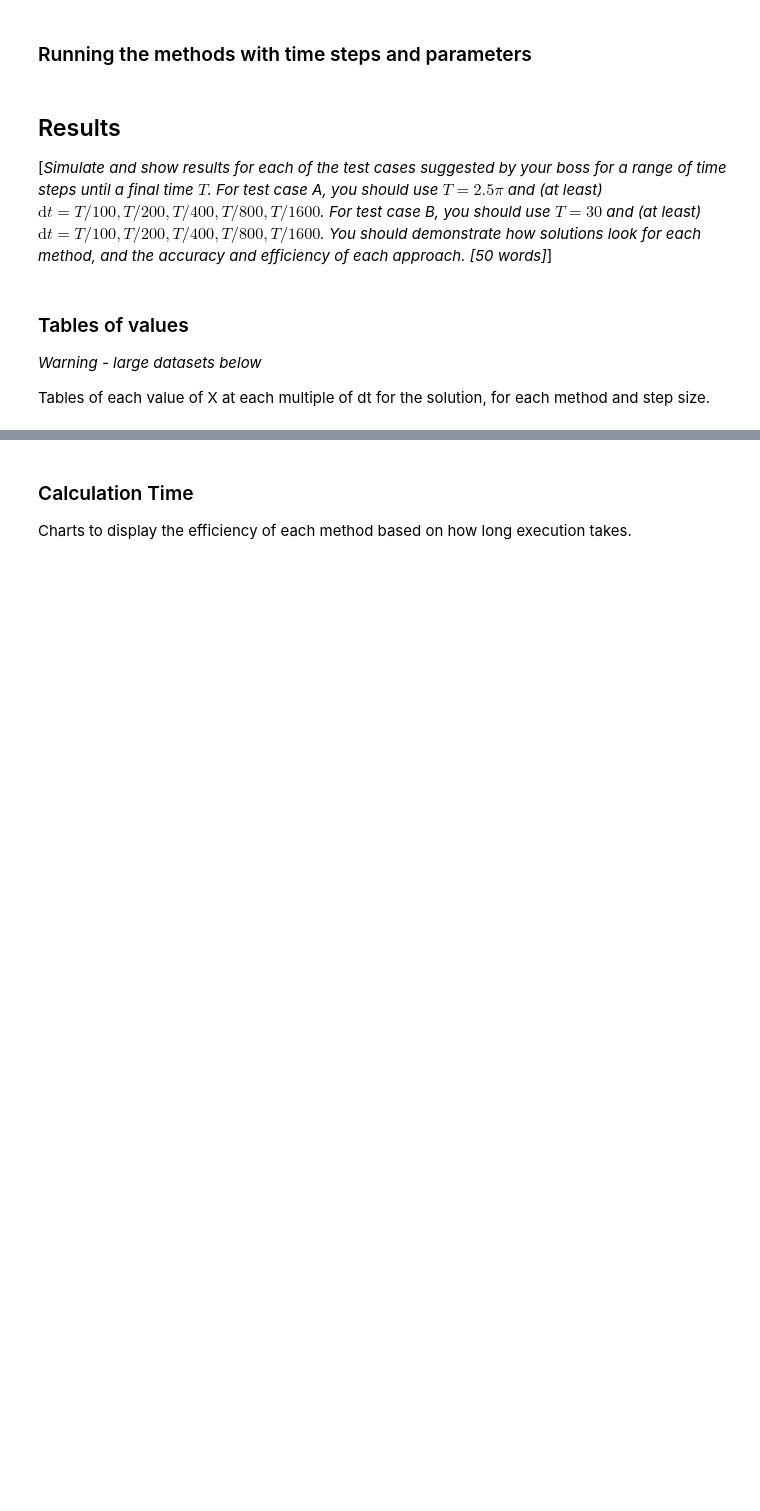
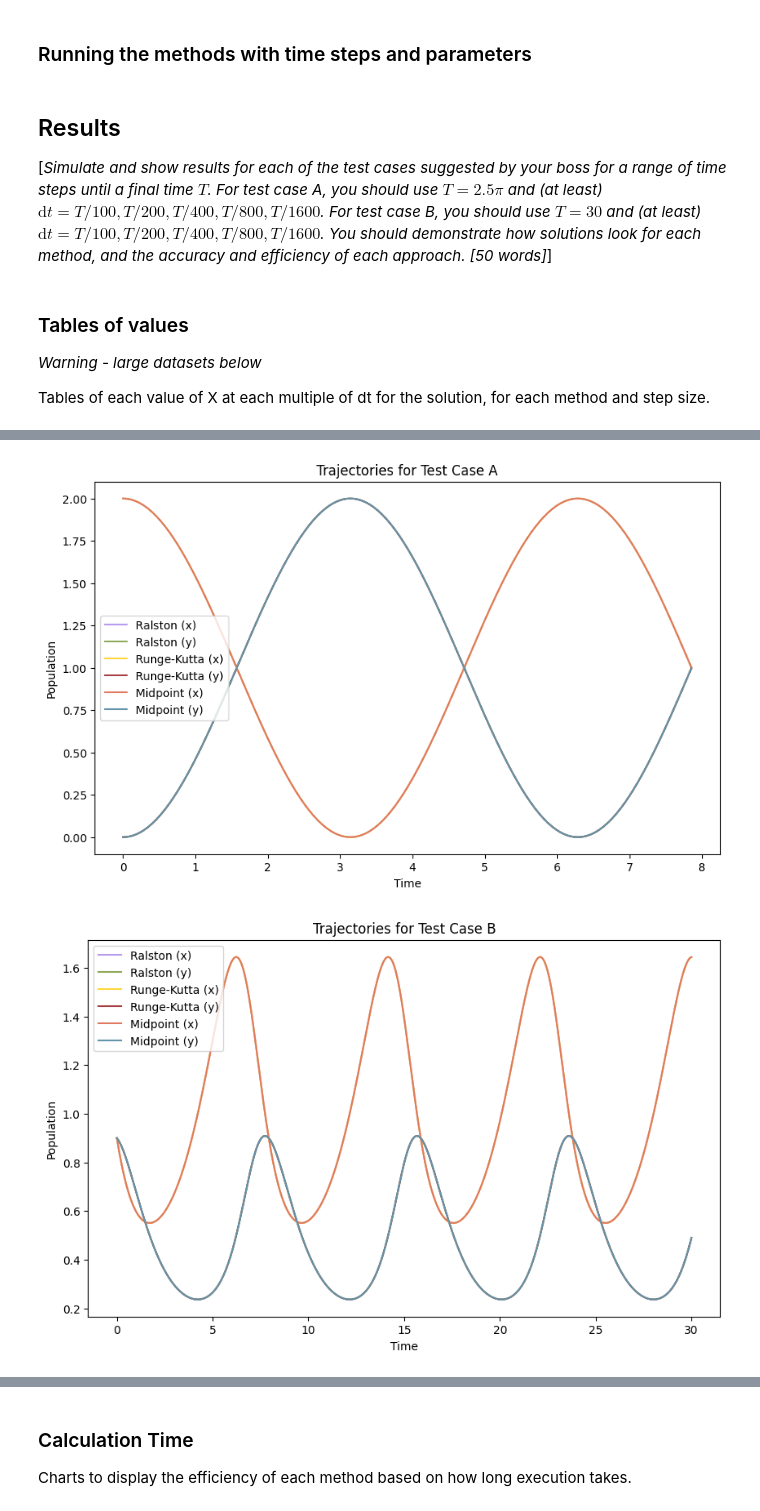
Before and after one commit to samrussell-code/numerical_scwk, a Jupyter notebook: samrussell.ipynb, the cells around one changed output, grey strips where cells are left out. Cells and saved outputs as stored; diff of their text form; code cells hidden in the pictures; blank space fills up the shorter version.

```diff
--- a/samrussell.ipynb
+++ b/samrussell.ipynb
@@ -224,0 +206,39 @@ dt = T/100, Total Time = 0.004642 s
+# %%
+# Plotting trajectories for Test Case A
+plt.figure(figsize=(10, 6))
+colors=['#B79CED','#FFD639','#E07A5F']
+colors_2=['#90A959','#A63D40','#6494AA']
+for i, method in enumerate(methods):
+    if method == "Midpoint":
+        t, sol = midpoint_method(rhs, u0_A, 0, T_A / 1600, T_A)
+    else:
+        t, sol = solver(rhs, u0_A, 0, T_A / 1600, T_A, method)
+    sol = np.array(sol)
+    plt.plot(t, sol[:, 0], label=f"{method} (x)",color=colors[i])
+    plt.plot(t, sol[:, 1], label=f"{method} (y)",color=colors_2[i])
+
+plt.title("Trajectories for Test Case A")
+plt.xlabel("Time")
+plt.ylabel("Population")
+plt.legend()
+plt.show()
+
+# Plotting trajectories for Test Case B
+plt.figure(figsize=(10, 6))
+for i, method in enumerate(methods):
+    if method == "Midpoint":
+        t, sol = midpoint_method(rhs_B, u0_B, 0, T_B / 1600, T_B)
+    else:
+        t, sol = solver(rhs_B, u0_B, 0, T_B / 1600, T_B, method)
+    sol = np.array(sol)
+    plt.plot(t, sol[:, 0], label=f"{method} (x)",color=colors[i])
+    plt.plot(t, sol[:, 1], label=f"{method} (y)",color=colors_2[i])
+
+plt.title("Trajectories for Test Case B")
+plt.xlabel("Time")
+plt.ylabel("Population")
+plt.legend()
+plt.show()
+# %% [output]
+[figure, added]
+[figure, added]
```
Also changed, not shown: parts of 15 cells of this notebook.
